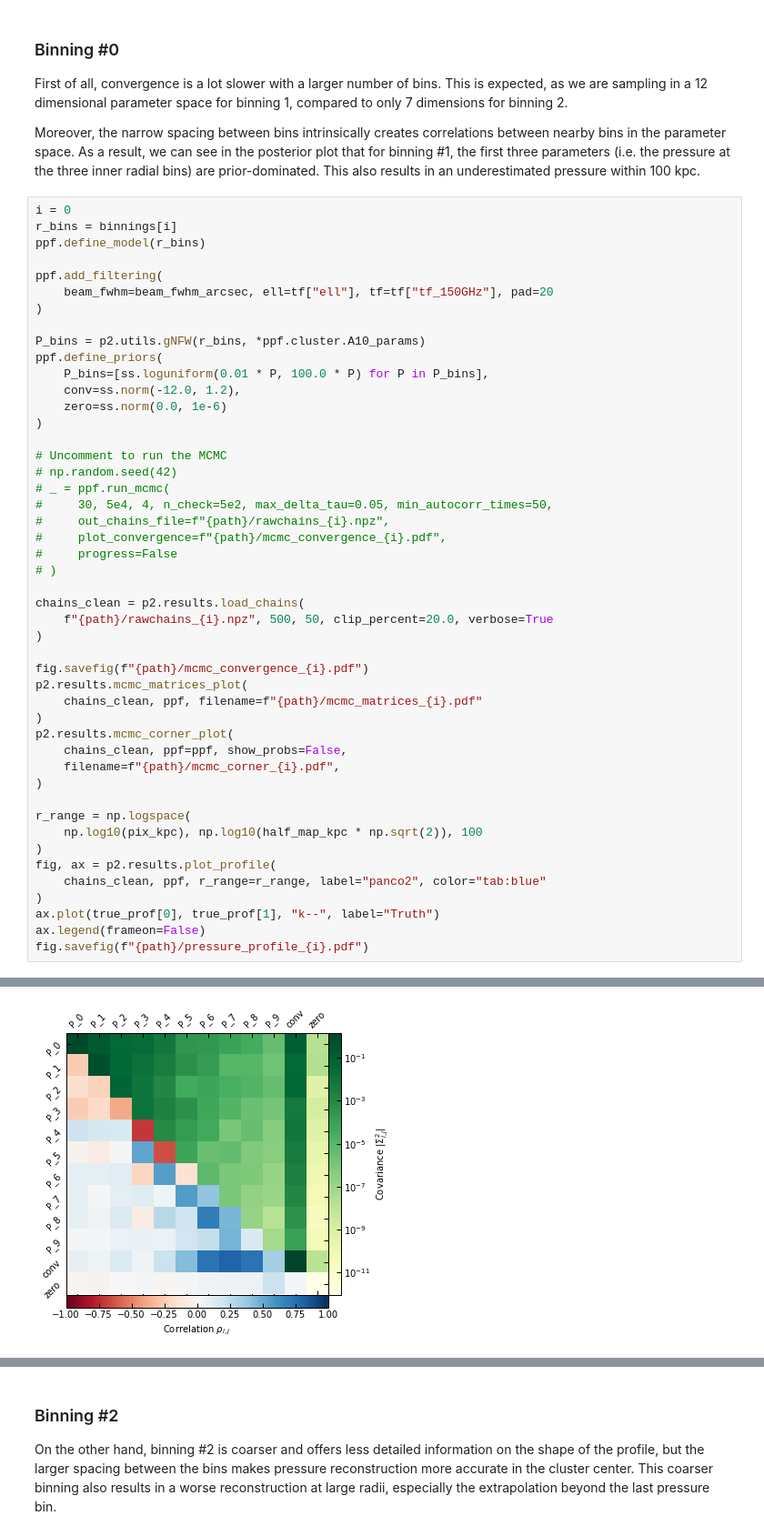
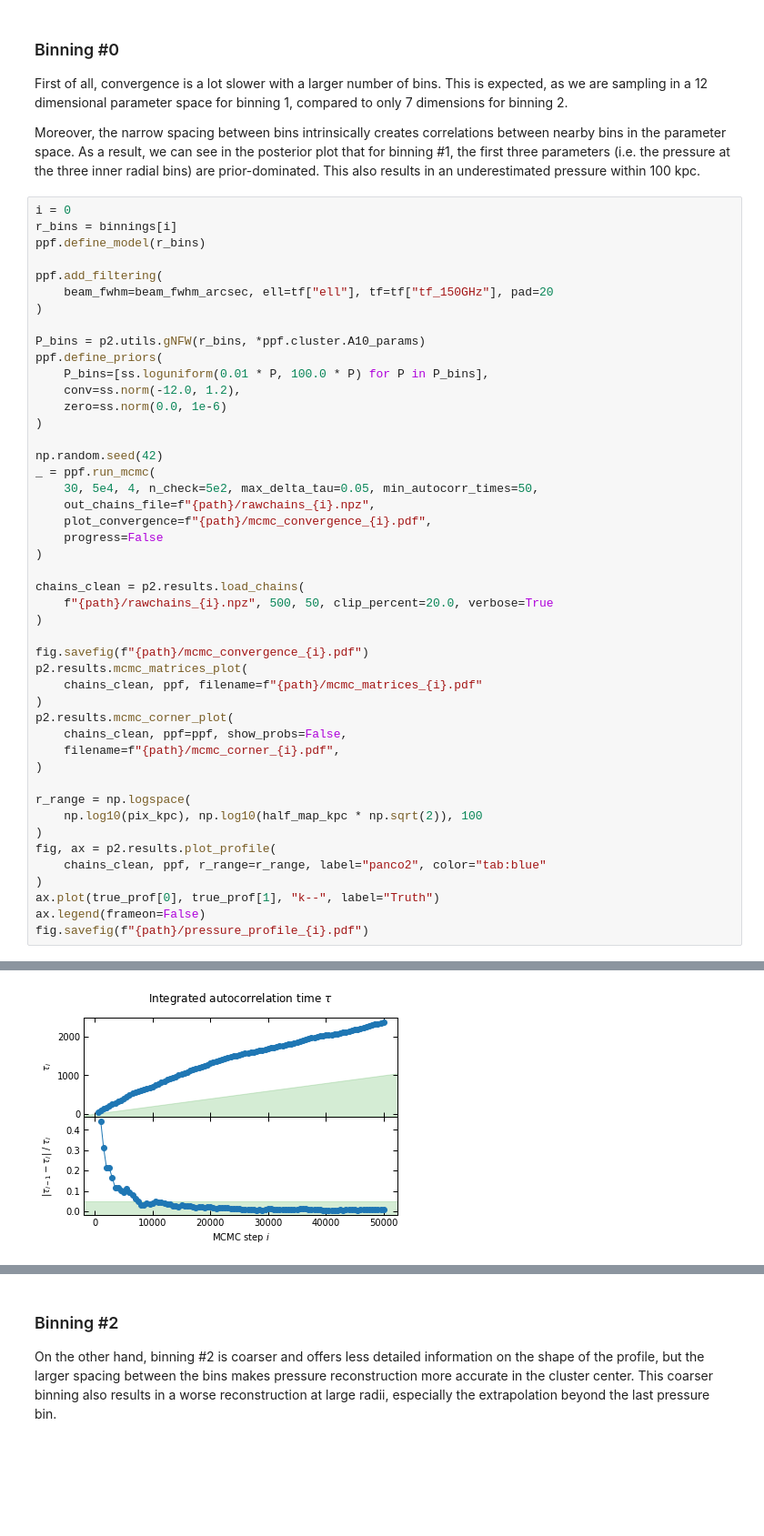
Before and after one commit to fkeruzore/panco2, a Jupyter notebook: docs/source/notebooks/sim_checks.ipynb, the cells around one changed output, grey strips where cells are left out. Shown at 91% size. Cells and saved outputs as stored; diff of their text form; blank space fills up the shorter version.

```diff
--- a/docs/source/notebooks/sim_checks.ipynb
+++ b/docs/source/notebooks/sim_checks.ipynb
@@ -155,14 +155,13 @@ ppf.define_priors(
     zero=ss.norm(0.0, 1e-6)
 )
 
-# Uncomment to run the MCMC
-# np.random.seed(42)
-# _ = ppf.run_mcmc(
-#     30, 5e4, 4, n_check=5e2, max_delta_tau=0.05, min_autocorr_times=50,
-#     out_chains_file=f"{path}/rawchains_{i}.npz",
-#     plot_convergence=f"{path}/mcmc_convergence_{i}.pdf",
-#     progress=False
-# )
+np.random.seed(42)
+_ = ppf.run_mcmc(
+    30, 5e4, 4, n_check=5e2, max_delta_tau=0.05, min_autocorr_times=50,
+    out_chains_file=f"{path}/rawchains_{i}.npz",
+    plot_convergence=f"{path}/mcmc_convergence_{i}.pdf",
+    progress=False
+)
 
 chains_clean = p2.results.load_chains(
     f"{path}/rawchains_{i}.npz", 500, 50, clip_percent=20.0, verbose=True
@@ -194 +208 @@ Raw length: 50000, clip 500 as burn-in, discard 49/50 samples  -> Final chains l
-[figure, old version]
+[figure, new version]
```
Also changed, not shown: parts of 2 cells of this notebook, 21 other files.
